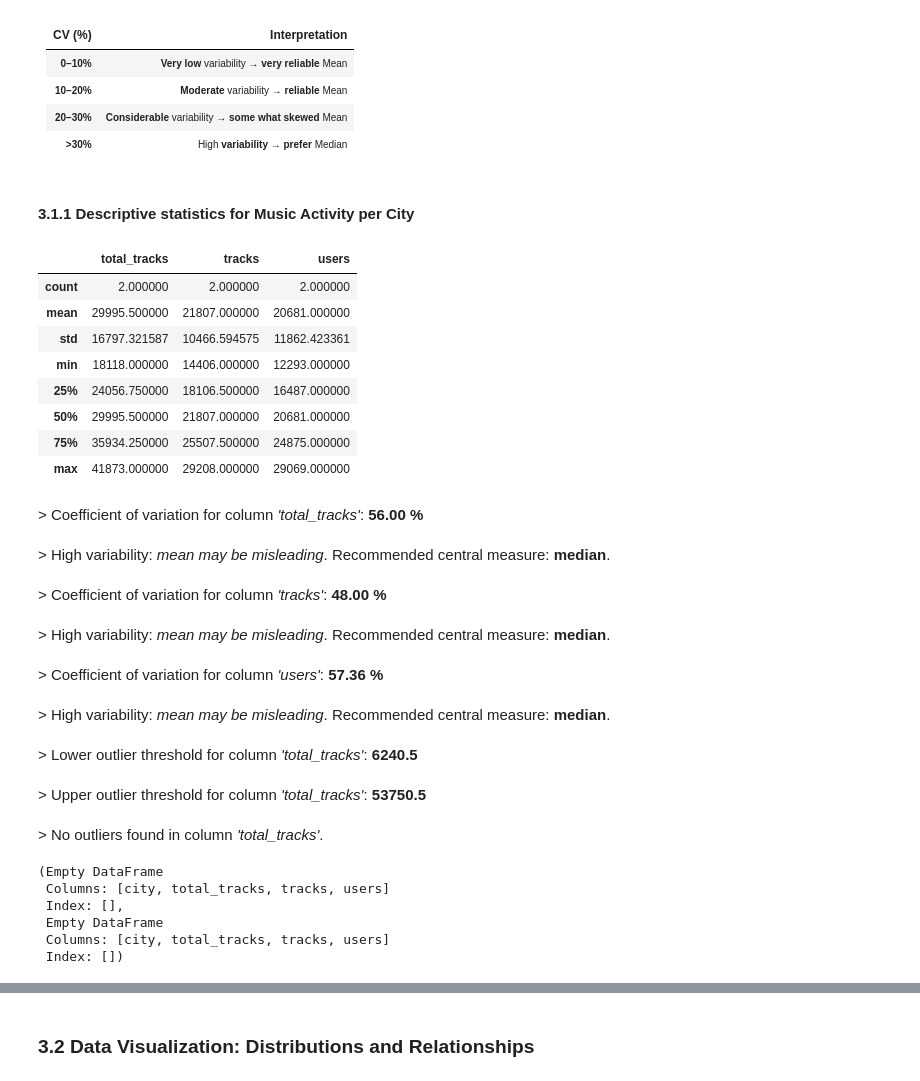
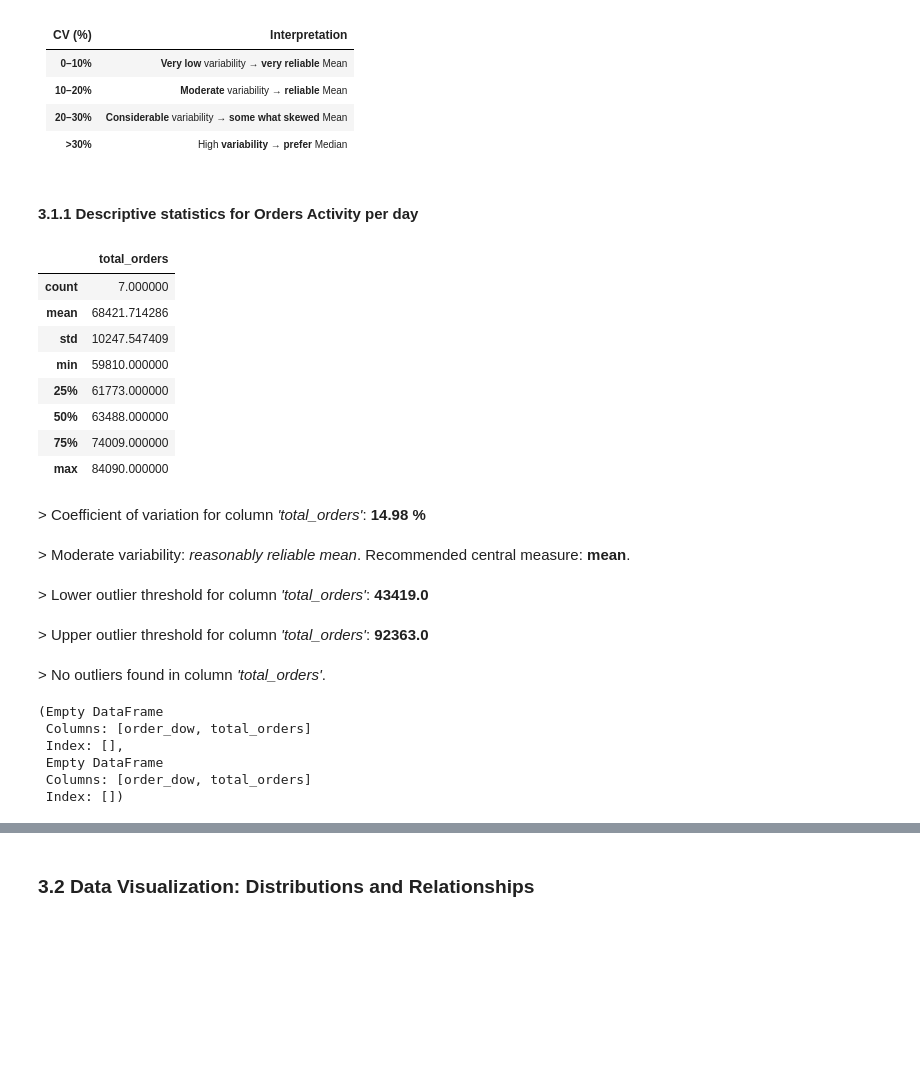
Before and after one commit to LuisPastranaLemus/P_20250505_Purchasing_activity_analysis, a Jupyter notebook: notebooks/03_eda_music_activity.ipynb, the cells around one changed output, grey strips where cells are left out. Saved outputs shown, nothing was run; the diff lists cells and outputs as text; code cells hidden in the pictures; blank space fills up the shorter version.

```diff
--- a/notebooks/03_eda_music_activity.ipynb
+++ b/notebooks/03_eda_music_activity.ipynb
@@ -33,16 +37,19 @@ from src import *
 ## __2. Path to Data file__
 # %%
 # Build route to data file and upload
-data_file_path = project_root / "data" / "processed" / "music_activity"
-df_music_activity_city = load_dataset_from_csv(data_file_path, "music_activity_city.csv", sep=',', header='infer', keep_default_na=False)
-df_music_activity_day = load_dataset_from_csv(data_file_path, "music_activity_day.csv", sep=',', header='infer', keep_default_na=False)
-df_music_activity_city_day = load_dataset_from_csv(data_file_path, "music_activity_city_day.csv", sep=',', header='infer', keep_default_na=False)
-df_music_activity_time_city = load_dataset_from_csv(data_file_path, "music_activity_time_city.csv", sep=',', header='infer', keep_default_na=False)
-df_music_activity_time_day = load_dataset_from_csv(data_file_path, "music_activity_time_day.csv", sep=',', header='infer', keep_default_na=False)
-df_music_activity_time_city_day = load_dataset_from_csv(data_file_path, "music_activity_time_city_day.csv", sep=',', header='infer', keep_default_na=False)
+data_file_path = project_root / "data" / "processed" / "order_activity"
 
-data_file_path = project_root / "data" / "processed"
-df_music = load_dataset_from_csv(data_file_path, "music_clean.csv", sep=',', header='infer', keep_default_na=False)
+df_orders_activity_day = load_dataset_from_csv(data_file_path, "orders_activity_day.csv", sep=',', header='infer')
+df_orders_activity_frequency = load_dataset_from_csv(data_file_path, "orders_activity_frequency.csv", sep=',', header='infer')
+df_orders_activity_time = load_dataset_from_csv(data_file_path, "orders_activity_time.csv", sep=',', header='infer')
+
+data_file_path = project_root / "data" / "processed" / "product_activity"
+
+df_product_preference = load_dataset_from_csv(data_file_path, "product_preference.csv", sep=',', header='infer')
+df_product_purchase_quantity = load_dataset_from_csv(data_file_path, "product_purchase_quantity.csv", sep=',', header='infer')
+df_product_reorder_rate_by_position = load_dataset_from_csv(data_file_path, "product_reorder_rate_by_position.csv", sep=',', header='infer')
+df_product_repurchase = load_dataset_from_csv(data_file_path, "product_repurchase.csv", sep=',', header='infer')
+df_product_user_segment_repurchase_rate = load_dataset_from_csv(data_file_path, "product_user_segment_repurchase_rate.csv", sep=',', header='infer')
 # %% [markdown]
 ## __3. Exploratory Data Analysis__
 # %% [markdown]
@@ -75,45 +82,35 @@ df_music = load_dataset_from_csv(data_file_path, "music_clean.csv", sep=',', hea
   </tbody>
 </table>
 # %% [markdown]
-#### 3.1.1 Descriptive statistics for Music Activity per City
+#### 3.1.1 Descriptive statistics for Orders Activity per day
 # %%
-df_music_activity_city.describe()
+df_orders_activity_day.describe()
 # %% [output]
-|  | total_tracks | tracks | users |
-| count | 2.000000 | 2.000000 | 2.000000 |
-| mean | 29995.500000 | 21807.000000 | 20681.000000 |
-| std | 16797.321587 | 10466.594575 | 11862.423361 |
-| min | 18118.000000 | 14406.000000 | 12293.000000 |
-| 25% | 24056.750000 | 18106.500000 | 16487.000000 |
-| 50% | 29995.500000 | 21807.000000 | 20681.000000 |
-| 75% | 35934.250000 | 25507.500000 | 24875.000000 |
-| max | 41873.000000 | 29208.000000 | 29069.000000 |
+|  | total_orders |
+| count | 7.000000 |
+| mean | 68421.714286 |
+| std | 10247.547409 |
+| min | 59810.000000 |
+| 25% | 61773.000000 |
+| 50% | 63488.000000 |
+| 75% | 74009.000000 |
+| max | 84090.000000 |
 # %%
 # Evaluate the coefficient of variation to select the proper measure of central tendency
-evaluate_central_trend(df_music_activity_city, 'total_tracks')
+evaluate_central_trend(df_orders_activity_day, 'total_orders')
 # %% [output]
-> Coefficient of variation for column 'total_tracks': 56.00 %
+> Coefficient of variation for column 'total_orders': 14.98 %
-> High variability: mean may be misleading. Recommended central measure: median.
+> Moderate variability: reasonably reliable mean. Recommended central measure: mean.
-# %%
-evaluate_central_trend(df_music_activity_city, 'tracks')
-# %% [output]
-> Coefficient of variation for column 'tracks': 48.00 %
-> High variability: mean may be misleading. Recommended central measure: median.
-# %%
-evaluate_central_trend(df_music_activity_city, 'users')
-# %% [output]
-> Coefficient of variation for column 'users': 57.36 %
-> High variability: mean may be misleading. Recommended central measure: median.
 # %%
 # Evaluate boundary thresholds and detect potential outliers
-outlier_limit_bounds(df_music_activity_city, 'total_tracks', bound='both')
+outlier_limit_bounds(df_orders_activity_day, 'total_orders', bound='both')
 # %% [output]
-> Lower outlier threshold for column 'total_tracks': 6240.5
+> Lower outlier threshold for column 'total_orders': 43419.0
-> Upper outlier threshold for column 'total_tracks': 53750.5
+> Upper outlier threshold for column 'total_orders': 92363.0
-> No outliers found in column 'total_tracks'.
+> No outliers found in column 'total_orders'.
 (Empty DataFrame
- Columns: [city, total_tracks, tracks, users]
+ Columns: [order_dow, total_orders]
  Index: [],
  Empty DataFrame
- Columns: [city, total_tracks, tracks, users]
+ Columns: [order_dow, total_orders]
  Index: [])
```
Also changed, not shown: parts of 88 cells of this notebook, 4 other files.
